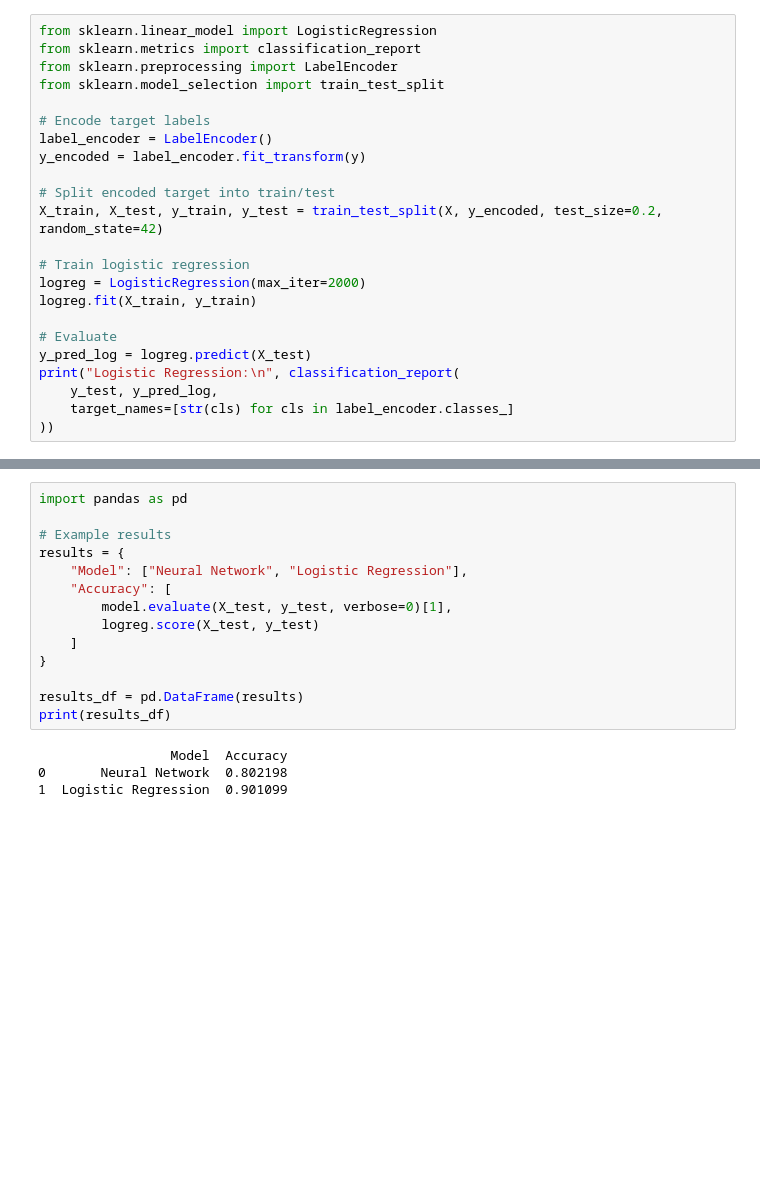
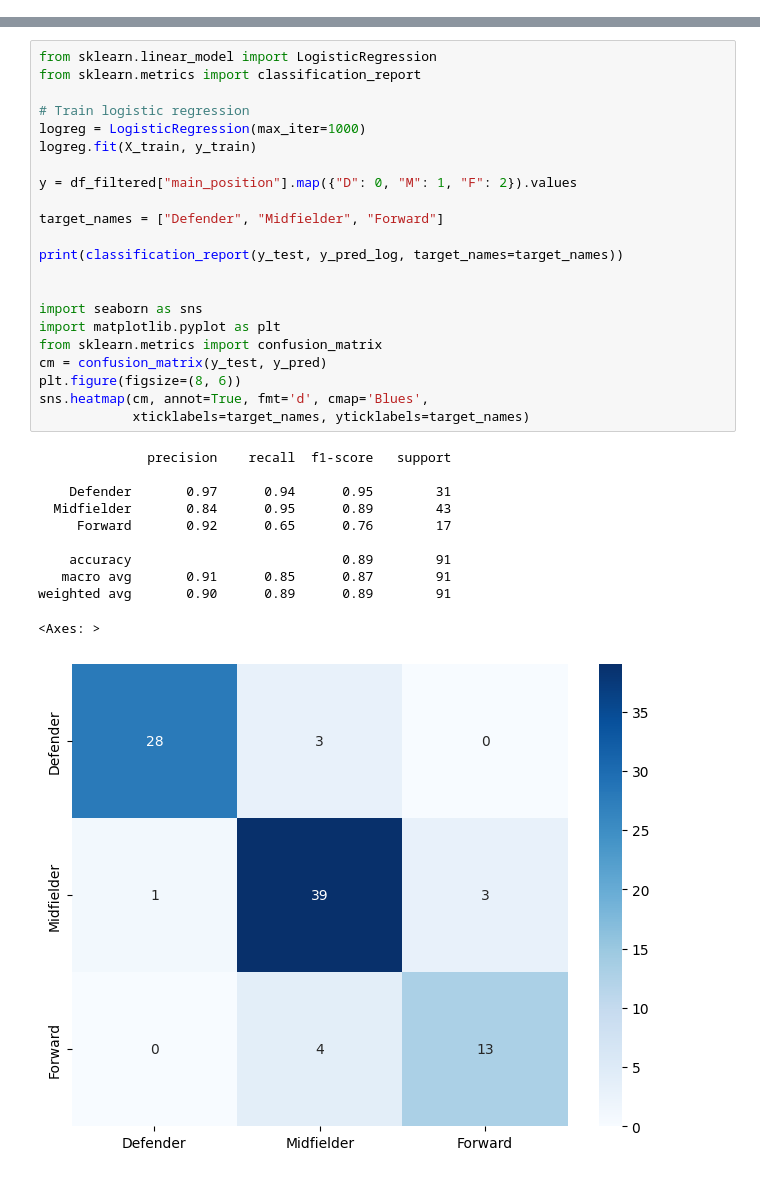
Before and after one commit to sagyn19/nes1, a Jupyter notebook: NES1.ipynb, the cells around one changed output, grey strips where cells are left out. Drawn from its saved outputs; the diff is of its cells as text; blank space fills up the shorter version.

```diff
--- a/NES1.ipynb
+++ b/NES1.ipynb
@@ -166,23 +217,0 @@ weighted avg       0.89      0.89      0.89        91
-# %%
-from sklearn.linear_model import LogisticRegression
-from sklearn.metrics import classification_report
-from sklearn.preprocessing import LabelEncoder
-from sklearn.model_selection import train_test_split
-
-# Encode target labels
-label_encoder = LabelEncoder()
-y_encoded = label_encoder.fit_transform(y)
-
-# Split encoded target into train/test
-X_train, X_test, y_train, y_test = train_test_split(X, y_encoded, test_size=0.2, random_state=42)
-
-# Train logistic regression
-logreg = LogisticRegression(max_iter=2000)
-logreg.fit(X_train, y_train)
-
-# Evaluate
-y_pred_log = logreg.predict(X_test)
-print("Logistic Regression:\n", classification_report(
-    y_test, y_pred_log,
-    target_names=[str(cls) for cls in label_encoder.classes_]
-))
@@ -227,18 +218,34 @@ Epoch 50/50
-# %%
-import pandas as pd
-
-# Example results
-results = {
-    "Model": ["Neural Network", "Logistic Regression"],
-    "Accuracy": [
-        model.evaluate(X_test, y_test, verbose=0)[1],
-        logreg.score(X_test, y_test)
-    ]
-}
-
-results_df = pd.DataFrame(results)
-print(results_df)
-# %% [output]
-                 Model  Accuracy
-0       Neural Network  0.802198
-1  Logistic Regression  0.901099
+# %%
+from sklearn.linear_model import LogisticRegression
+from sklearn.metrics import classification_report
+
+# Train logistic regression
+logreg = LogisticRegression(max_iter=1000)
+logreg.fit(X_train, y_train)
+
+y = df_filtered["main_position"].map({"D": 0, "M": 1, "F": 2}).values
+
+target_names = ["Defender", "Midfielder", "Forward"]
+
+print(classification_report(y_test, y_pred_log, target_names=target_names))
+
+
+import seaborn as sns
+import matplotlib.pyplot as plt
+from sklearn.metrics import confusion_matrix
+cm = confusion_matrix(y_test, y_pred)
+plt.figure(figsize=(8, 6))
+sns.heatmap(cm, annot=True, fmt='d', cmap='Blues',
+            xticklabels=target_names, yticklabels=target_names)
+# %% [output]
+              precision    recall  f1-score   support
+
+    Defender       0.97      0.94      0.95        31
+  Midfielder       0.84      0.95      0.89        43
+     Forward       0.92      0.65      0.76        17
+
+    accuracy                           0.89        91
+   macro avg       0.91      0.85      0.87        91
+weighted avg       0.90      0.89      0.89        91
+<Axes: >
+[figure, added]
```
Also changed, not shown: parts of 4 cells of this notebook.
